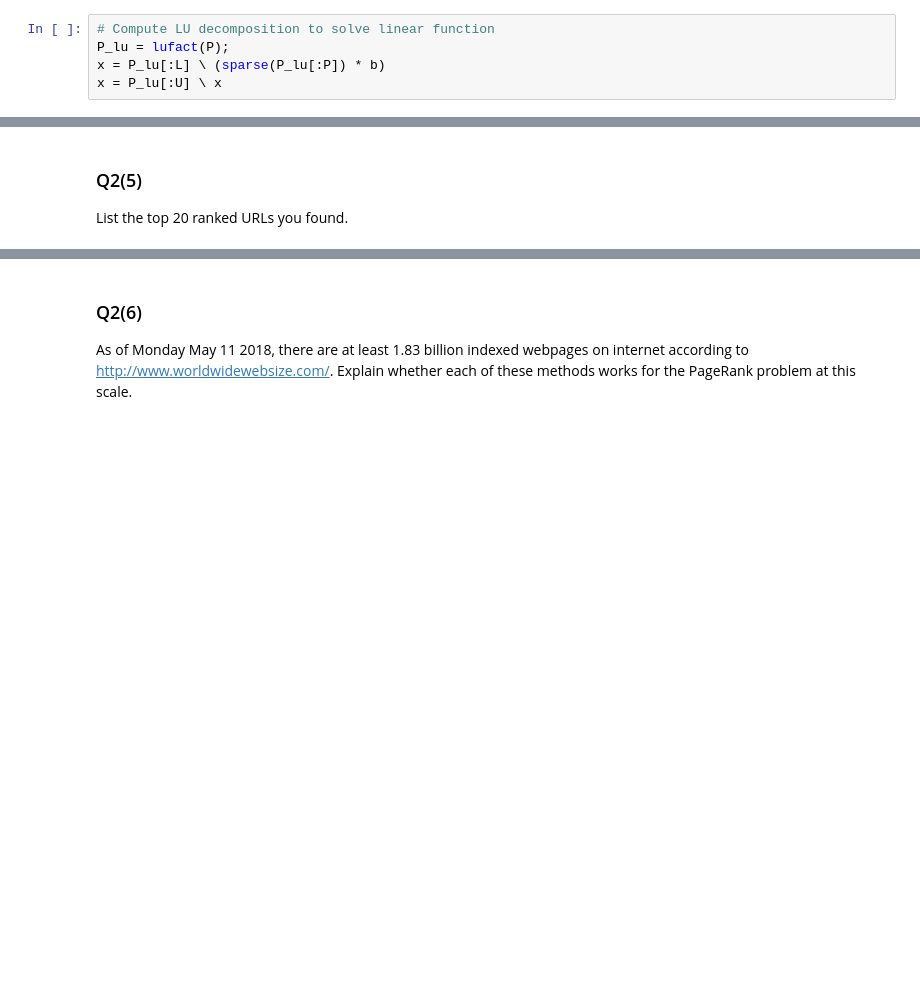
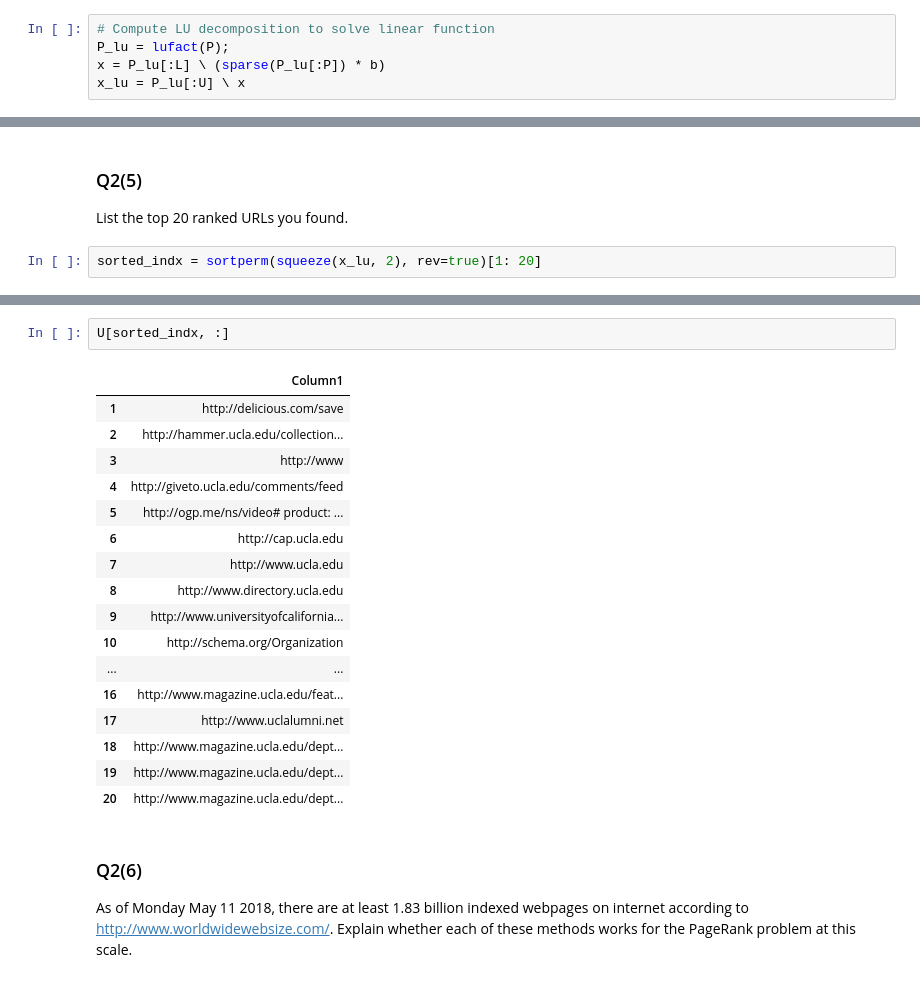
Before and after one commit to JiayunLi/biostat-m280-2018-spring, a Jupyter notebook: hw3/hw03.ipynb, the cells around one changed output, grey strips where cells are left out. Cells and saved outputs as stored; diff of their text form; blank space fills up the shorter version.

```diff
--- a/hw3/hw03.ipynb
+++ b/hw3/hw03.ipynb
@@ -444,7 +442,7 @@ b = [zeros(500, 1); 1];
 # Compute LU decomposition to solve linear function
 P_lu = lufact(P);
 x = P_lu[:L] \ (sparse(P_lu[:P]) * b)
-x = P_lu[:U] \ x
+x_lu = P_lu[:U] \ x
 # %% [output]
 500×1 Array{Float64,2}:
  0.0115263
@@ -554,3 +576,5 @@ Peig[:values]
 ### Q2(5)
 
 List the top 20 ranked URLs you found.
+# %%
+sorted_indx = sortperm(squeeze(x_lu, 2), rev=true)[1: 20]
@@ -557,3 +599,23 @@ List the top 20 ranked URLs you found.
+# %%
+U[sorted_indx, :]
+# %% [output]
+|  | Column1 |
+| 1 | http://delicious.com/save |
+| 2 | http://hammer.ucla.edu/collection... |
+| 3 | http://www |
+| 4 | http://giveto.ucla.edu/comments/feed |
+| 5 | http://ogp.me/ns/video# product: ... |
+| 6 | http://cap.ucla.edu |
+| 7 | http://www.ucla.edu |
+| 8 | http://www.directory.ucla.edu |
+| 9 | http://www.universityofcalifornia... |
+| 10 | http://schema.org/Organization |
+| ... | ... |
+| 16 | http://www.magazine.ucla.edu/feat... |
+| 17 | http://www.uclalumni.net |
+| 18 | http://www.magazine.ucla.edu/dept... |
+| 19 | http://www.magazine.ucla.edu/dept... |
+| 20 | http://www.magazine.ucla.edu/dept... |
 # %% [markdown]
 ### Q2(6)
 
```
Also changed, not shown: parts of 16 cells of this notebook.
